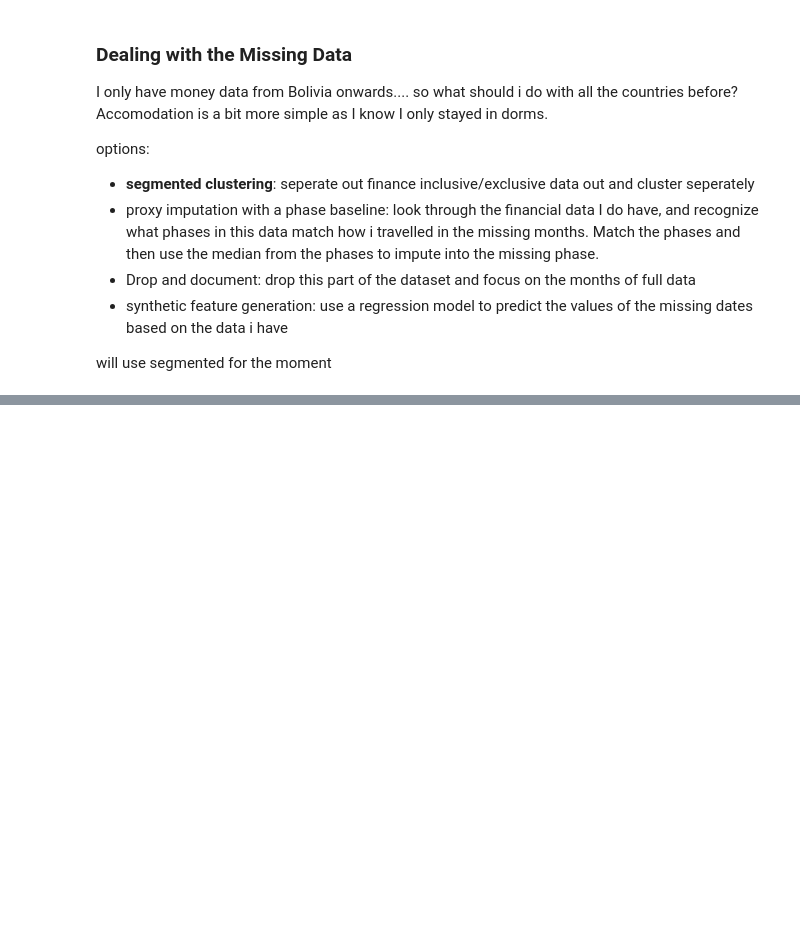
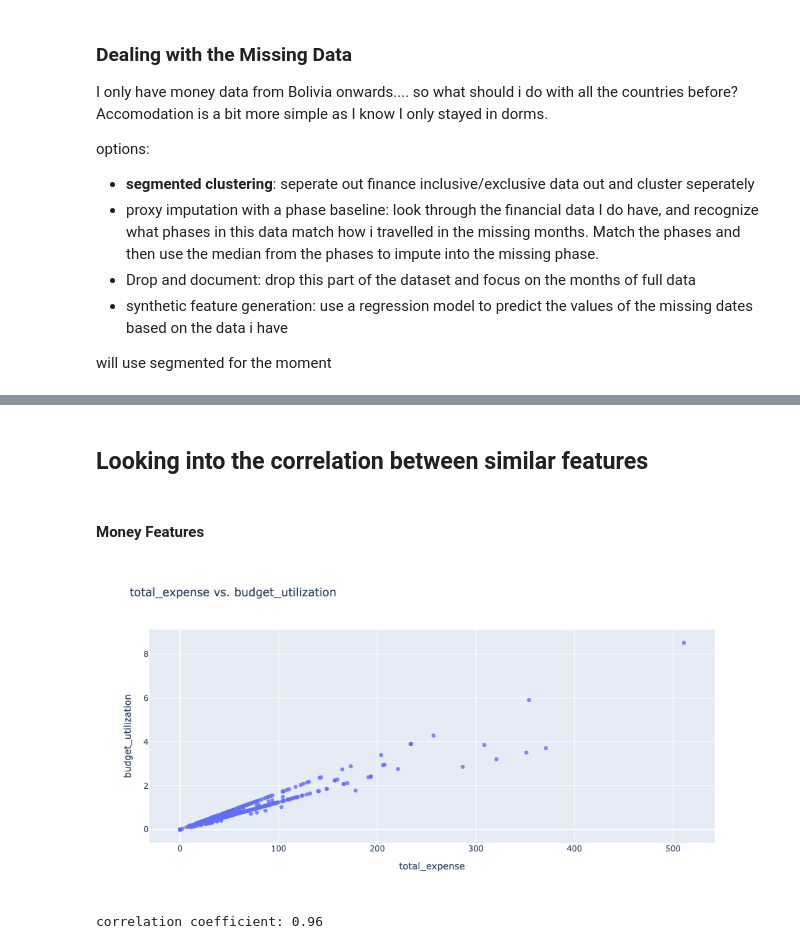
Before and after one commit to SunnyWillert18/floating-in-space, a Jupyter notebook: nbs/feature_engineering.ipynb, the cells around one changed output, grey strips where cells are left out. Saved outputs shown, nothing was run; the diff lists cells and outputs as text; code cells hidden in the pictures; blank space fills up the shorter version.

```diff
--- a/nbs/feature_engineering.ipynb
+++ b/nbs/feature_engineering.ipynb
@@ -868,2 +913,11 @@ df_no_fin.to_csv('../data/features_no_financial.csv', index=False)
 df_fin_norm.to_csv('../data/features_financial_normalized.csv', index=False)
 df_no_fin_norm.to_csv('../data/features_no_financial_normalized.csv', index=False)
+# %% [markdown]
+## Looking into the correlation between similar features
+# %% [markdown]
+#### Money Features
+# %%
+corr_check(df_fin, 'total_expense', 'budget_utilization')
+# %% [output]
+[figure, added]
+correlation coefficient: 0.96
```
Also changed, not shown: parts of 40 cells of this notebook.
